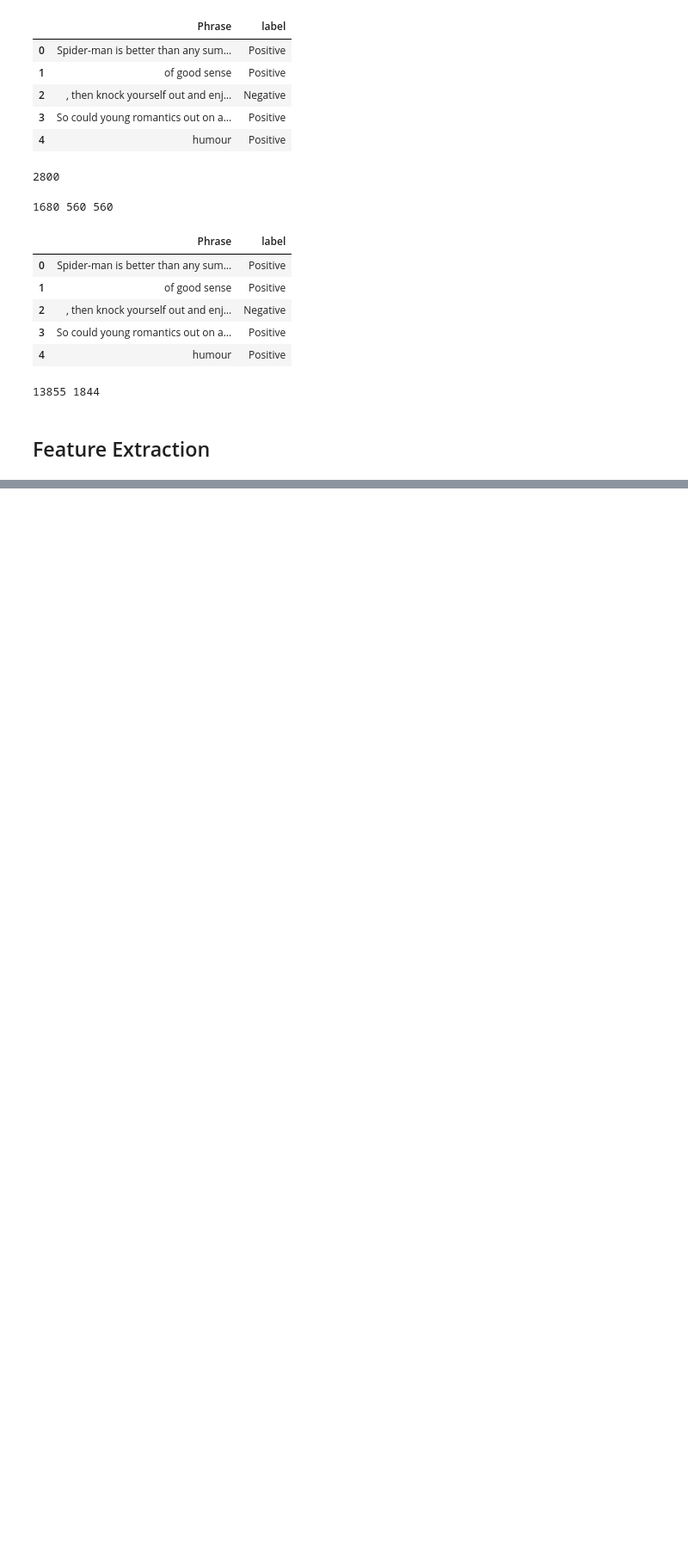
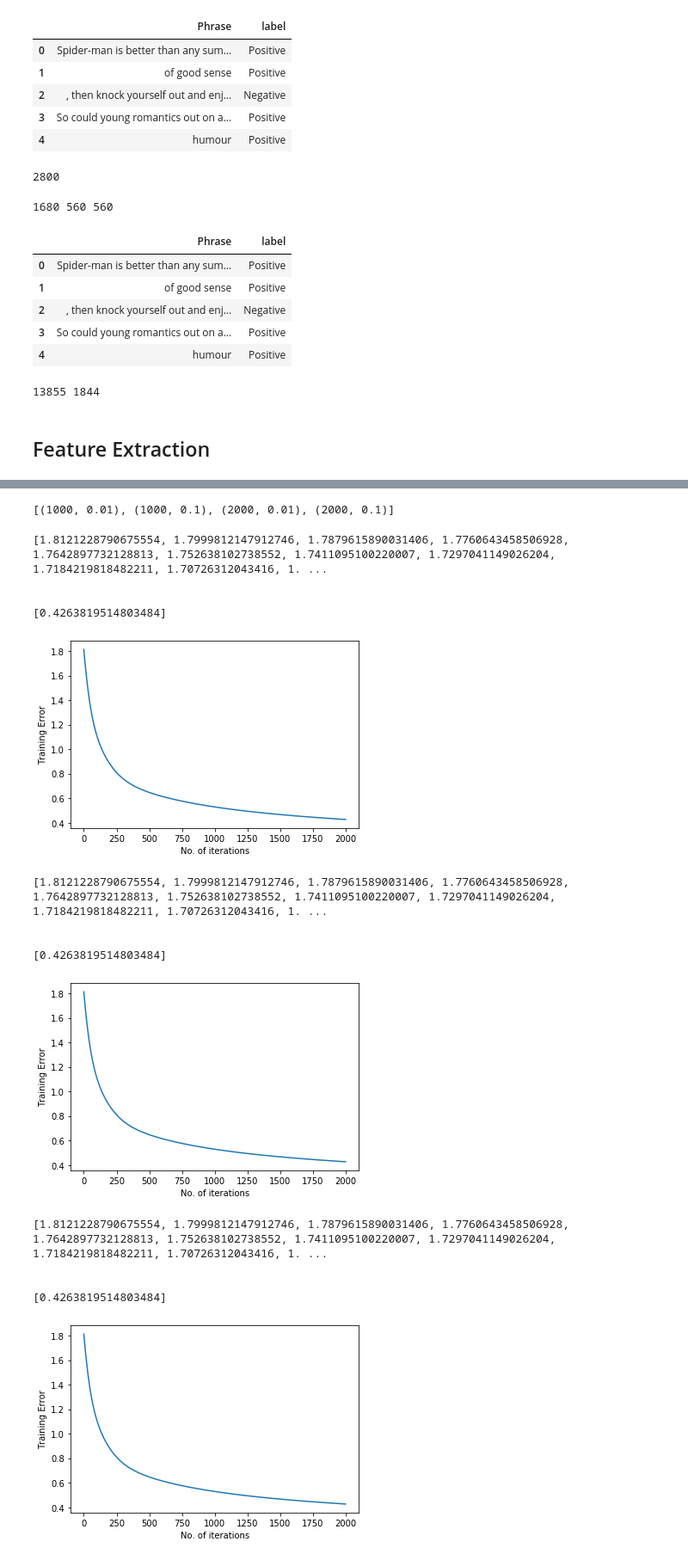
Before and after one commit to anishdulal/Sentiment-Analysis-with-Logistic-Regression, a Jupyter notebook: LogisticRegressionSentimentAnalysis4thMarch.ipynb, the cells around one changed output, grey strips where cells are left out. Shown at 86% size. Cells and saved outputs as stored; diff of their text form; code cells hidden in the pictures; blank space fills up the shorter version.

```diff
--- a/LogisticRegressionSentimentAnalysis4thMarch.ipynb
+++ b/LogisticRegressionSentimentAnalysis4thMarch.ipynb
@@ -107,0 +130,73 @@ X_train.shape
+# %%
+#Now a grid is to be created which contains the combination of num_of_iteration and learning_rate.
+#Hyper Parameter Tuning
+#This combination is fed to the function and the combination with the best result is our final value of hyperparameters
+
+import itertools
+grid=list(itertools.product(grid_param['num_of_iteration'],grid_param['learning_rate']))
+print(grid)
+
+for g in grid:
+    p={
+    'num_of_iteration':g[0],
+    'learning_rate':g[1]
+    }
+# %% [output]
+[(1000, 0.01), (1000, 0.1), (2000, 0.01), (2000, 0.1)]
+# %%
+for param in grid:
+  def train_model(X_train,y_train,X_val,y_val,param):
+      np.random.seed(42)
+      W=np.random.rand(X_train.shape[1]).reshape(-1,1)    #We reshape the row vector(1*4) to column vector(4*1)
+
+      train_error=[]
+      val_error=[]
+
+      #Run the loop num_of_iteration times
+      for i in range(1,param['num_of_iteration']):
+          z=np.matmul(X_train,W)
+          h_train = sigmoid(z)
+          train_loss=BCE(h_train,y_train)     #loss in training data is calculated by calling BCE function
+          #cross entropy
+          train_error.append(train_loss)      #
+
+          #Gradient-- Code form of the formula. shape[0] gives the number of rows
+          gradient=np.matmul(X_train.T,(h_train-y_train))/X_train.shape[0]
+
+          #W is the updated weight
+          W=W-param['learning_rate']*gradient
+
+      #Once training is done. We have to use Val set to tune hyper parameter.
+      #The p(combination) that gives least error is our final value for hyperparameters.
+      z_val=np.matmul(X_val,W)
+      h_val=sigmoid(z_val)
+      val_loss=BCE(h_val,y_val)
+      val_error.append(val_loss)
+      return W, train_error, val_error
+  Weights, train_error, val_error = train_model(X_train,y_train,X_val,y_val,p)
+
+  #Continue from here
+  print(train_error)
+  print('\n')
+  print(val_error)
+  plt.plot(np.arange(len(train_error)),train_error)
+  plt.xlabel("No. of iterations")
+  plt.ylabel("Training Error")
+  plt.show()
+  #plt.ylim(10**-5,10**-6)
+# %% [output]
+[1.8121228790675554, 1.7999812147912746, 1.7879615890031406, 1.7760643458506928, 1.7642897732128813, 1.752638102738552, 1.7411095100220007, 1.7297041149026204, 1.7184219818482211, 1.70726312043416, 1. ...
+
+
+[0.4263819514803484]
+[figure, added]
+[1.8121228790675554, 1.7999812147912746, 1.7879615890031406, 1.7760643458506928, 1.7642897732128813, 1.752638102738552, 1.7411095100220007, 1.7297041149026204, 1.7184219818482211, 1.70726312043416, 1. ...
+
+
+[0.4263819514803484]
+[figure, added]
+[1.8121228790675554, 1.7999812147912746, 1.7879615890031406, 1.7760643458506928, 1.7642897732128813, 1.752638102738552, 1.7411095100220007, 1.7297041149026204, 1.7184219818482211, 1.70726312043416, 1. ...
+
+
+[0.4263819514803484]
+[figure, added]
```
Also changed, not shown: parts of 8 cells of this notebook.
